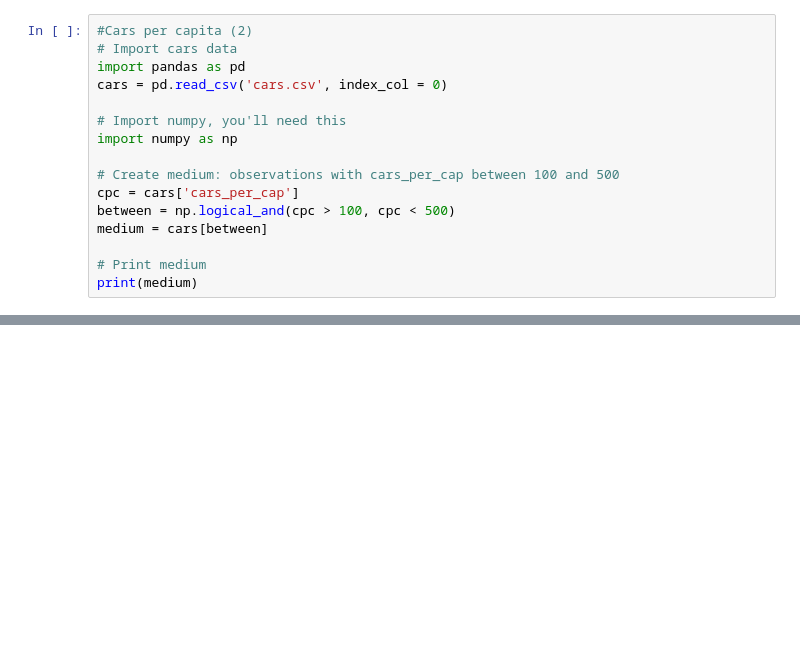
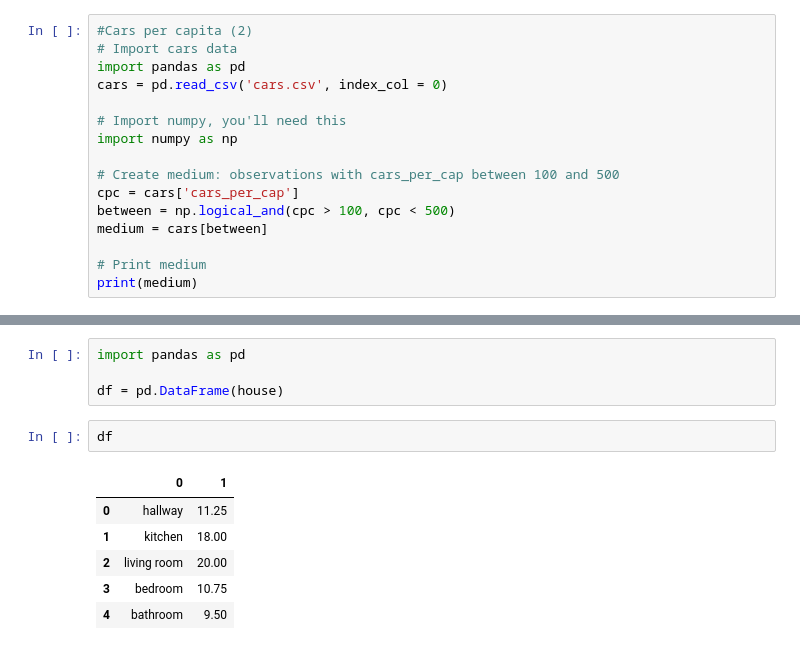
Before and after one commit to Anugrahsr/Assignment, a Jupyter notebook: datacamp4.ipynb, the cells around one changed output, grey strips where cells are left out. Drawn from its saved outputs; the diff is of its cells as text; blank space fills up the shorter version.

```diff
--- a/datacamp4.ipynb
+++ b/datacamp4.ipynb
@@ -153,0 +347,13 @@ print(medium)
+# %%
+import pandas as pd
+
+df = pd.DataFrame(house)
+# %%
+df
+# %% [output]
+|  | 0 | 1 |
+| 0 | hallway | 11.25 |
+| 1 | kitchen | 18.00 |
+| 2 | living room | 20.00 |
+| 3 | bedroom | 10.75 |
+| 4 | bathroom | 9.50 |
```
Also changed, not shown: parts of 29 cells of this notebook.
